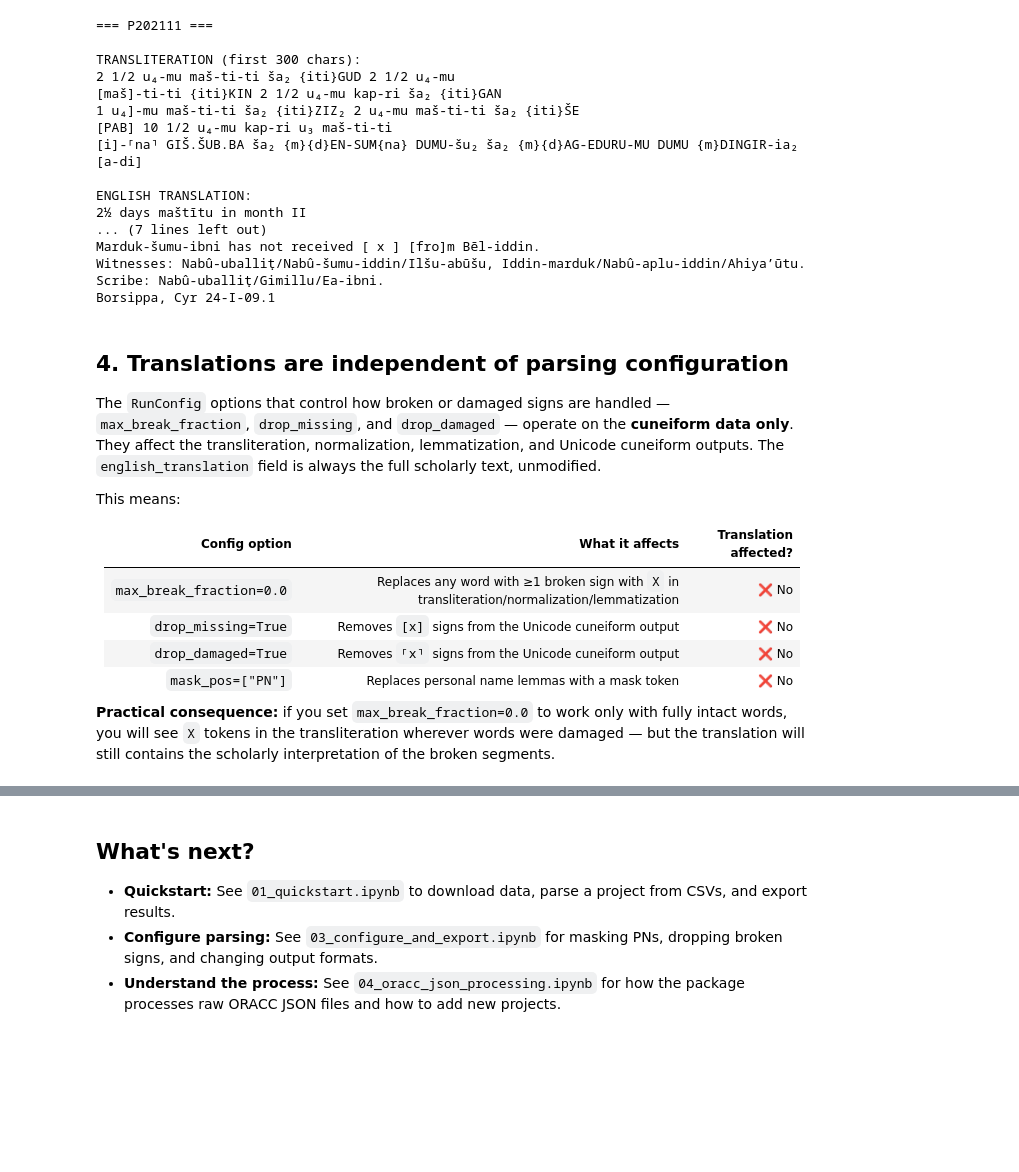
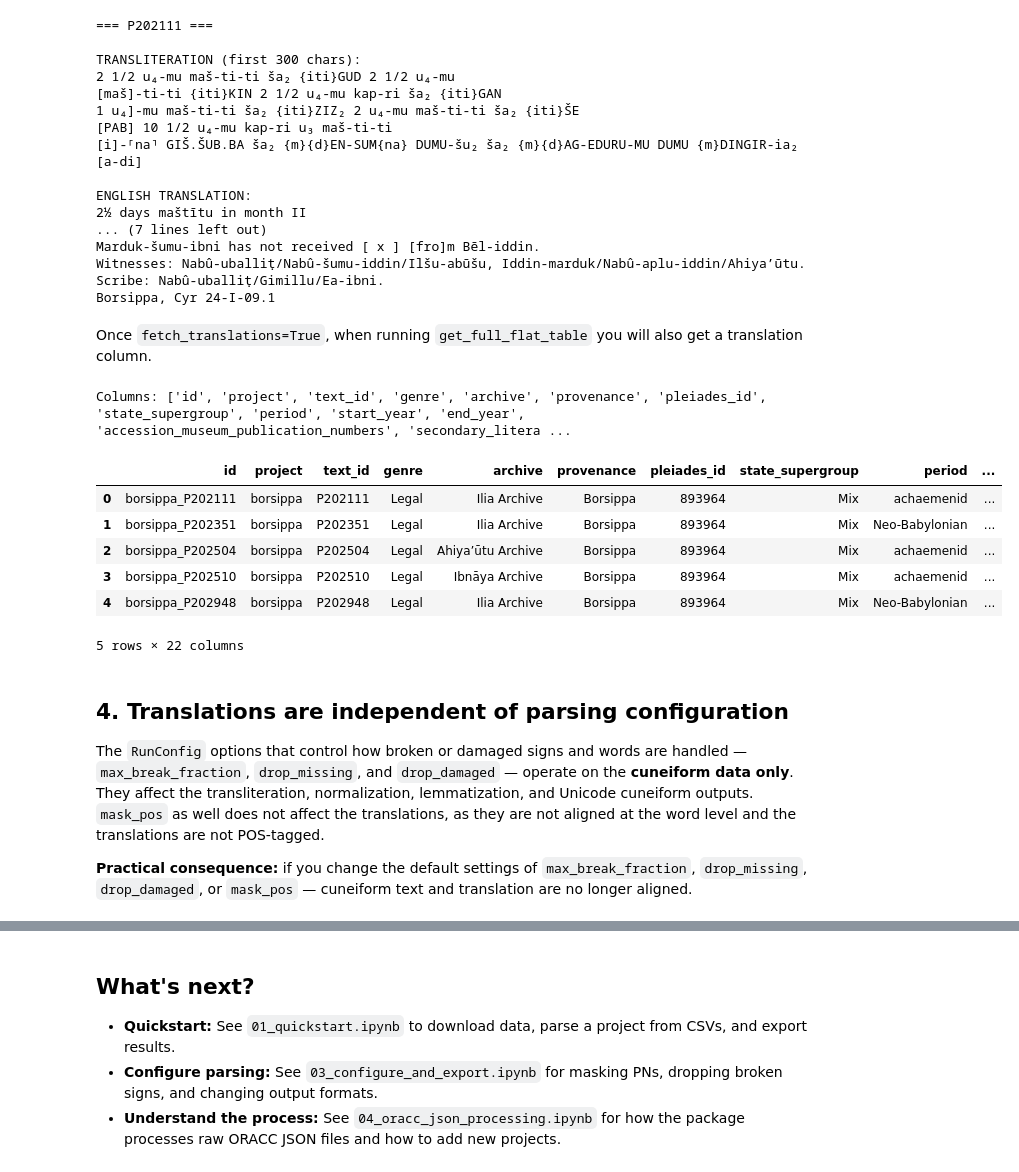
Before and after one commit to shaharspencer/oracc-parser, a Jupyter notebook: notebooks/03_translations.ipynb, the cells around one changed output, grey strips where cells are left out. Saved outputs shown, nothing was run; the diff lists cells and outputs as text; code cells hidden in the pictures; blank space fills up the shorter version.

```diff
--- a/notebooks/03_translations.ipynb
+++ b/notebooks/03_translations.ipynb
@@ -83,19 +104,10 @@ Set `fetch_translations=True` in `RunConfig`. With the Zenodo cache present, thi
 # %%
-from oracc_parser import parse_project_from_word_csvs, RunConfig
-from oracc_parser.io.word_csv import load_word_csvs_from_dir
-from oracc_parser.settings import WORD_CSV_DIR
+from oracc_parser import parse_project, RunConfig
 
 PROJECT = "borsippa"
-LIMIT = 5
-
-project_csv_dir = WORD_CSV_DIR / PROJECT.replace("/", "-")
-word_dfs = load_word_csvs_from_dir(project_csv_dir, project=PROJECT)
-if LIMIT:
-    word_dfs = dict(list(word_dfs.items())[:LIMIT])
-
-config = RunConfig(fetch_translations=True)
-records = parse_project_from_word_csvs(PROJECT, word_dfs, config=config)
+config = RunConfig(fetch_translations=True, limit=5)
+records = parse_project(PROJECT, config=config)
 
 n_with_translation = sum(1 for r in records if r.content.english_translation)
-print(f"Parsed {len(records)} tablets — {n_with_translation} have an English translation")
+print(f"Parsed {len(records)} tablets — {n_with_translation} have a translation")
 # %% [output]
@@ -142,20 +147,28 @@ Marduk-šumu-ibni has not received [ x ] [fro]m Bēl-iddin.
 Witnesses: Nabû-uballiṭ/Nabû-šumu-iddin/Ilšu-abūšu, Iddin-marduk/Nabû-aplu-iddin/Ahiya’ūtu.
 Scribe: Nabû-uballiṭ/Gimillu/Ea-ibni.
 Borsippa, Cyr 24-I-09.1
+# %% [markdown]
+Once `fetch_translations=True`, when running `get_full_flat_table` you will also get a translation column.
+# %%
+from oracc_parser import get_full_flat_table
+# Full flat table — transliteration, normalization, lemmatization, unicode, and translation in one DataFrame
+flat = get_full_flat_table(records)
+print(f"Columns: {list(flat.columns)}")
+flat.head()
+# %% [output]
+Columns: ['id', 'project', 'text_id', 'genre', 'archive', 'provenance', 'pleiades_id', 'state_supergroup', 'period', 'start_year', 'end_year', 'accession_museum_publication_numbers', 'secondary_litera ...
+|  | id | project | text_id | genre | archive | provenance | pleiades_id | state_supergroup | period | ... |
+| 0 | borsippa_P202111 | borsippa | P202111 | Legal | Ilia Archive | Borsippa | 893964 | Mix | achaemenid | ... |
+| 1 | borsippa_P202351 | borsippa | P202351 | Legal | Ilia Archive | Borsippa | 893964 | Mix | Neo-Babylonian | ... |
+| 2 | borsippa_P202504 | borsippa | P202504 | Legal | Ahiya’ūtu Archive | Borsippa | 893964 | Mix | achaemenid | ... |
+| 3 | borsippa_P202510 | borsippa | P202510 | Legal | Ibnāya Archive | Borsippa | 893964 | Mix | achaemenid | ... |
+| 4 | borsippa_P202948 | borsippa | P202948 | Legal | Ilia Archive | Borsippa | 893964 | Mix | Neo-Babylonian | ... |
+5 rows × 22 columns
 # %% [markdown]
 ## 4. Translations are independent of parsing configuration
 
-The `RunConfig` options that control how broken or damaged signs are handled — `max_break_fraction`, `drop_missing`, and `drop_damaged` — operate on the **cuneiform data only**. They affect the transliteration, normalization, lemmatization, and Unicode cuneiform outputs. The `english_translation` field is always the full scholarly text, unmodified.
+The `RunConfig` options that control how broken or damaged signs and words are handled — `max_break_fraction`, `drop_missing`, and `drop_damaged` — operate on the **cuneiform data only**. They affect the transliteration, normalization, lemmatization, and Unicode cuneiform outputs. `mask_pos` as well does not affect the translations, as they are not aligned at the word level and the translations are not POS-tagged.
 
-This means:
-
-| Config option | What it affects | Translation affected? |
-|---|---|---|
-| `max_break_fraction=0.0` | Replaces any word with ≥1 broken sign with `X` in transliteration/normalization/lemmatization | ❌ No |
-| `drop_missing=True` | Removes `[x]` signs from the Unicode cuneiform output | ❌ No |
-| `drop_damaged=True` | Removes `⸢x⸣` signs from the Unicode cuneiform output | ❌ No |
-| `mask_pos=["PN"]` | Replaces personal name lemmas with a mask token | ❌ No |
-
-**Practical consequence:** if you set `max_break_fraction=0.0` to work only with fully intact words, you will see `X` tokens in the transliteration wherever words were damaged — but the translation will still contains the scholarly interpretation of the broken segments.
+**Practical consequence:** if you change the default settings of `max_break_fraction`, `drop_missing`, `drop_damaged`, or `mask_pos` — cuneiform text and translation are no longer aligned.
 # %%
 # Demonstrate: strict break filtering vs. full translation
```
Also changed, not shown: parts of 16 cells of this notebook.
